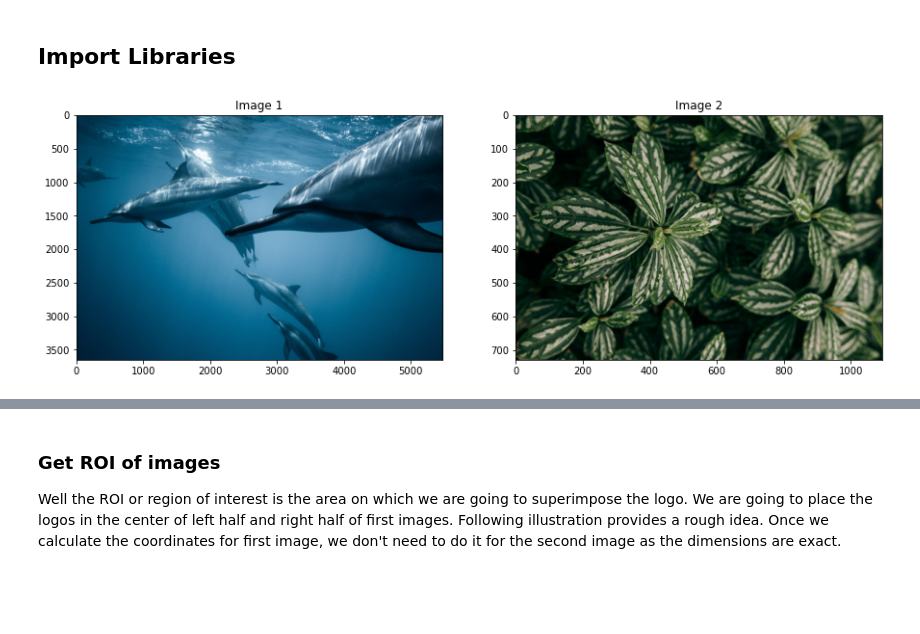
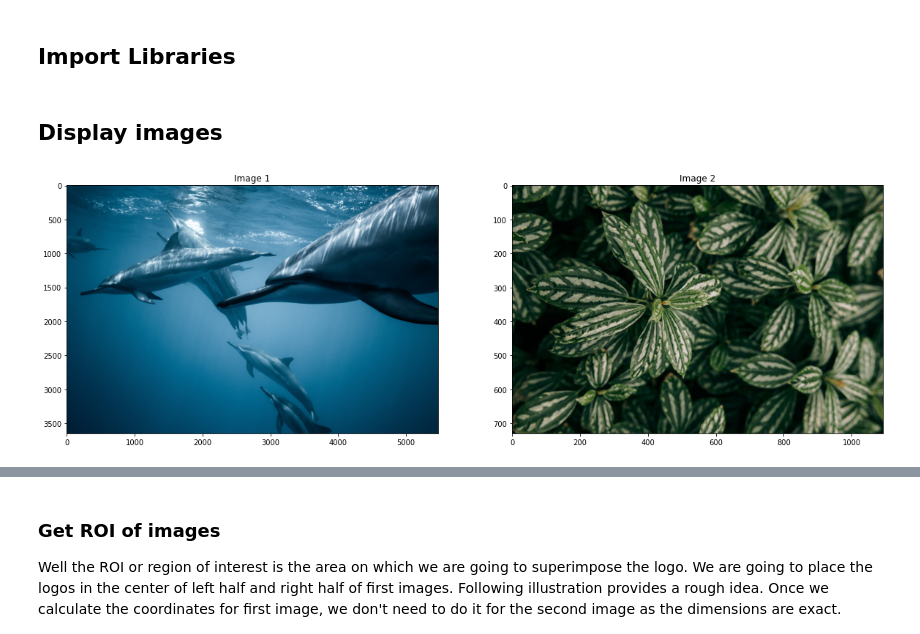
Before and after one commit to bigvisionai/c0-watermark, a Jupyter notebook: Watermark.ipynb, the cells around one changed output, grey strips where cells are left out. Drawn from its saved outputs; the diff is of its cells as text; code cells hidden in the pictures; blank space fills up the shorter version.

```diff
--- a/Watermark.ipynb
+++ b/Watermark.ipynb
@@ -152,14 +13,18 @@ Now that we know how to make straight forward watermark, let's take a look at an
 import cv2
 import matplotlib.pyplot as plt
 import numpy as np
+from IPython.display import Image
+
 plt.rcParams['image.cmap'] = 'gray'
-plt.rcParams['figure.figsize'] = (15,15)
+# %% [markdown]
+## Display images
 # %%
 # Load Image
-img1 =cv2.imread('image.jpg')
-img2 = cv2.imread('pexels.jpg')
+img1 = cv2.imread('dolphins.jpg')
+img2 = cv2.imread('leaves.jpg')
 
+plt.figure(figsize=(20,20))
 plt.subplot(121); plt.imshow(img1[:,:,::-1]); plt.title('Image 1');
 plt.subplot(122); plt.imshow(img2[:,:,::-1]); plt.title('Image 2');
 # %% [output]
-[figure, old version]
+[figure, new version]
```
Also changed, not shown: parts of 46 cells of this notebook.
